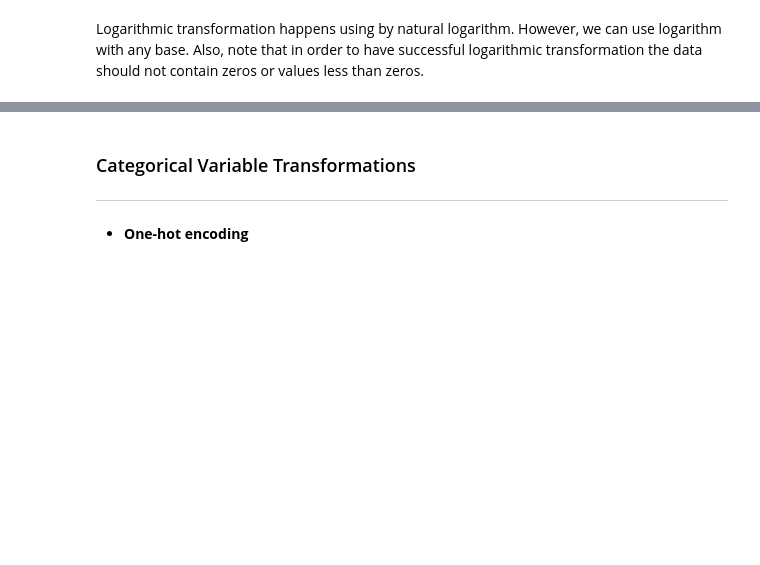
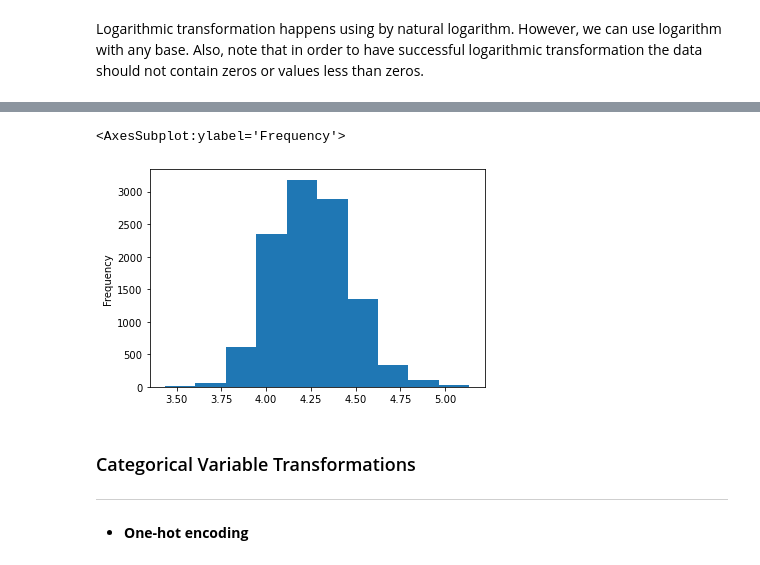
Before and after one commit to Okroshiashvili/Data_Analysis_Python, a Jupyter notebook: Lecture 4/Data_Cleaning_and_Preparation.ipynb, the cells around one changed output, grey strips where cells are left out. Drawn from its saved outputs; the diff is of its cells as text; code cells hidden in the pictures; blank space fills up the shorter version.

```diff
--- a/Lecture 4/Data_Cleaning_and_Preparation.ipynb
+++ b/Lecture 4/Data_Cleaning_and_Preparation.ipynb
@@ -452,3 +893,8 @@ np.log(athletes["weight"]) # Natural logarithm
+# %%
+np.log(athletes["weight"]).plot.hist() # Natural logarithm
+# %% [output]
+<AxesSubplot:ylabel='Frequency'>
+[figure, added]
 # %% [markdown]
 ### Categorical Variable Transformations
 
```
Also changed, not shown: parts of 50 cells of this notebook, 10 other files.
